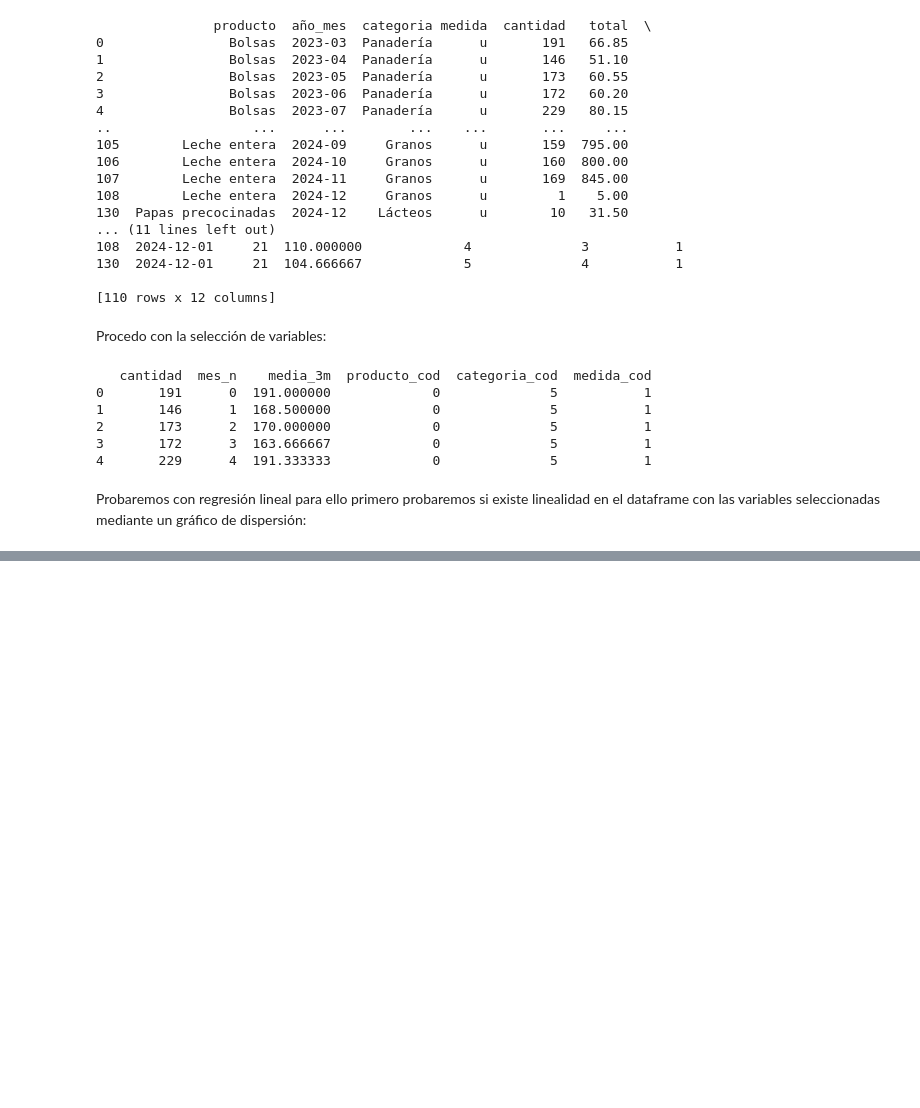
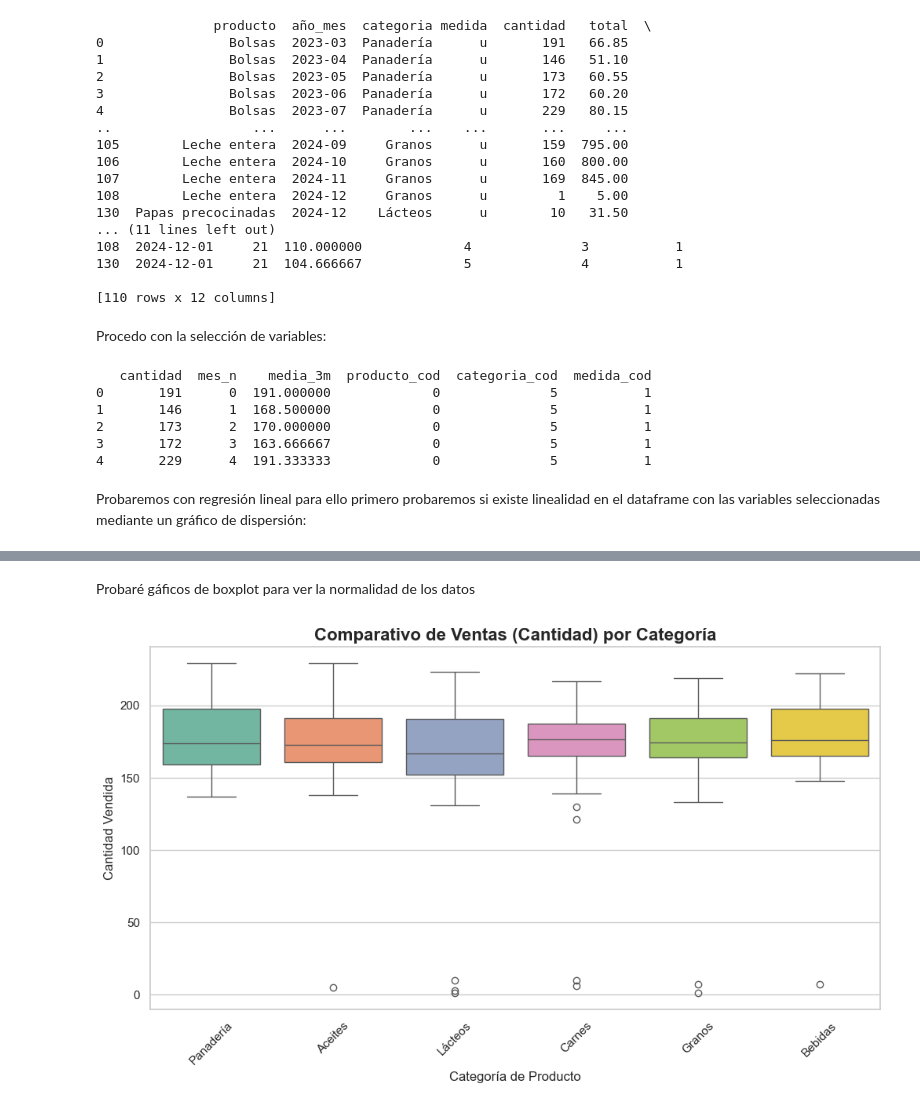
Before and after one commit to Arizael000/logisticPrediction, a Jupyter notebook: Version 2/Training_test.ipynb, the cells around one changed output, grey strips where cells are left out. Saved outputs shown, nothing was run; the diff lists cells and outputs as text; code cells hidden in the pictures; blank space fills up the shorter version.

```diff
--- a/Version 2/Training_test.ipynb
+++ b/Version 2/Training_test.ipynb
@@ -95,0 +96,31 @@ plt.show()
+# %% [markdown]
+Probaré gáficos de boxplot para ver la normalidad de los datos
+# %%
+#Versión 0.1 de este análisis de boxplots
+import seaborn as sns
+import matplotlib.pyplot as plt
+
+# 1. Establezco el estilo
+sns.set_theme(style="whitegrid")
+
+# 2. Creamos el gráfico comparativo de boxplots
+plt.figure(figsize=(12, 6))
+
+sns.boxplot(
+    x='categoria',           # Eje X: Las categorías
+    y='cantidad',            # Eje Y: La cantidad de ventas
+    data=df,                 # Usamos el DF original para tener los nombres de las categorías
+    hue='categoria',         # Diferenciamos colores por categoría
+    palette='Set2',          # Paleta de colores suaves y profesionales
+    legend=False             # Quitamos la leyenda porque ya tenemos los nombres en el eje X
+)
+
+# 3. Personalización profesional
+plt.title('Comparativo de Ventas (Cantidad) por Categoría', fontsize=16, fontweight='bold')
+plt.xlabel('Categoría de Producto', fontsize=12)
+plt.ylabel('Cantidad Vendida', fontsize=12)
+plt.xticks(rotation=45)     # Rotamos los nombres si son muy largos para que no se amontonen
+
+plt.show()
+# %% [output]
+[figure, added]
```
Also changed, not shown: parts of 12 cells of this notebook, 7 other files.
